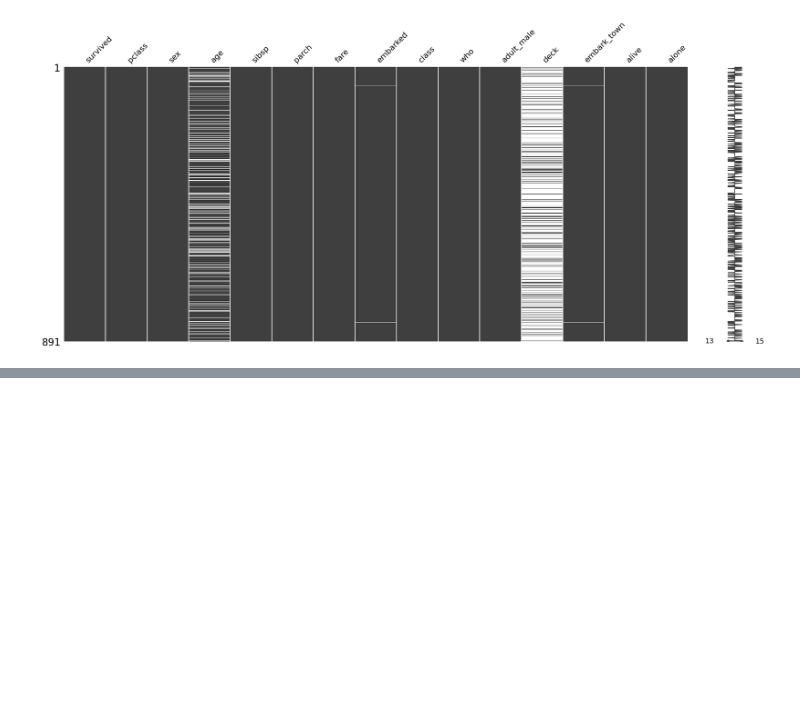
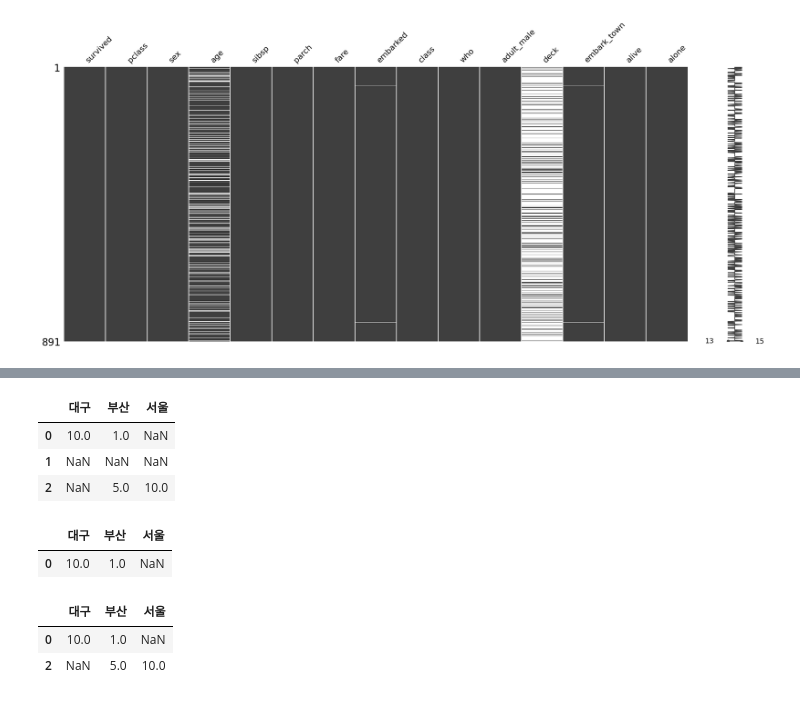
Before and after one commit to smparkkr00/15-ai-data-analyze, a Jupyter notebook: 5_데이터전처리/5-1_누락데이터처리.ipynb, the cells around one changed output, grey strips where cells are left out. Cells and saved outputs as stored; diff of their text form; code cells hidden in the pictures; blank space fills up the shorter version.

```diff
--- a/5_데이터전처리/5-1_누락데이터처리.ipynb
+++ b/5_데이터전처리/5-1_누락데이터처리.ipynb
@@ -92,0 +176,30 @@ msno.matrix(df)
+# %%
+import numpy as np
+import pandas as pd
+
+data = {
+    "대구" : [10, np.nan, np.nan],
+    "부산" : [1, np.nan, 5],
+    "서울" : [np.nan, np.nan, 10]
+}
+
+test1 = pd.DataFrame(data)
+test1
+# %% [output]
+|  | 대구 | 부산 | 서울 |
+| 0 | 10.0 | 1.0 | NaN |
+| 1 | NaN | NaN | NaN |
+| 2 | NaN | 5.0 | 10.0 |
+# %%
+test_re = test1.dropna(subset=["대구"])
+test_re
+# %% [output]
+|  | 대구 | 부산 | 서울 |
+| 0 | 10.0 | 1.0 | NaN |
+# %%
+test2 = test1.dropna(subset=["대구", "부산"], how = 'all')
+test2
+# %% [output]
+|  | 대구 | 부산 | 서울 |
+| 0 | 10.0 | 1.0 | NaN |
+| 2 | NaN | 5.0 | 10.0 |
```
Also changed, not shown: parts of 17 cells of this notebook, 2 other files.
